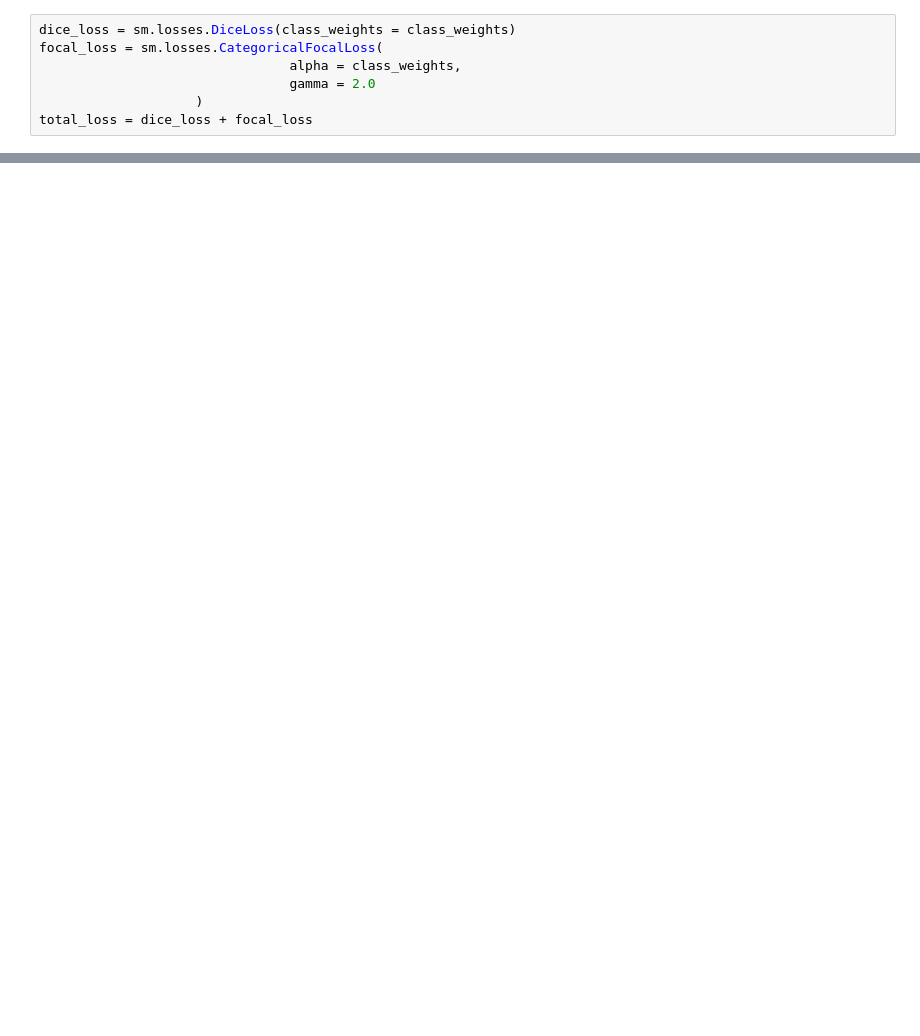
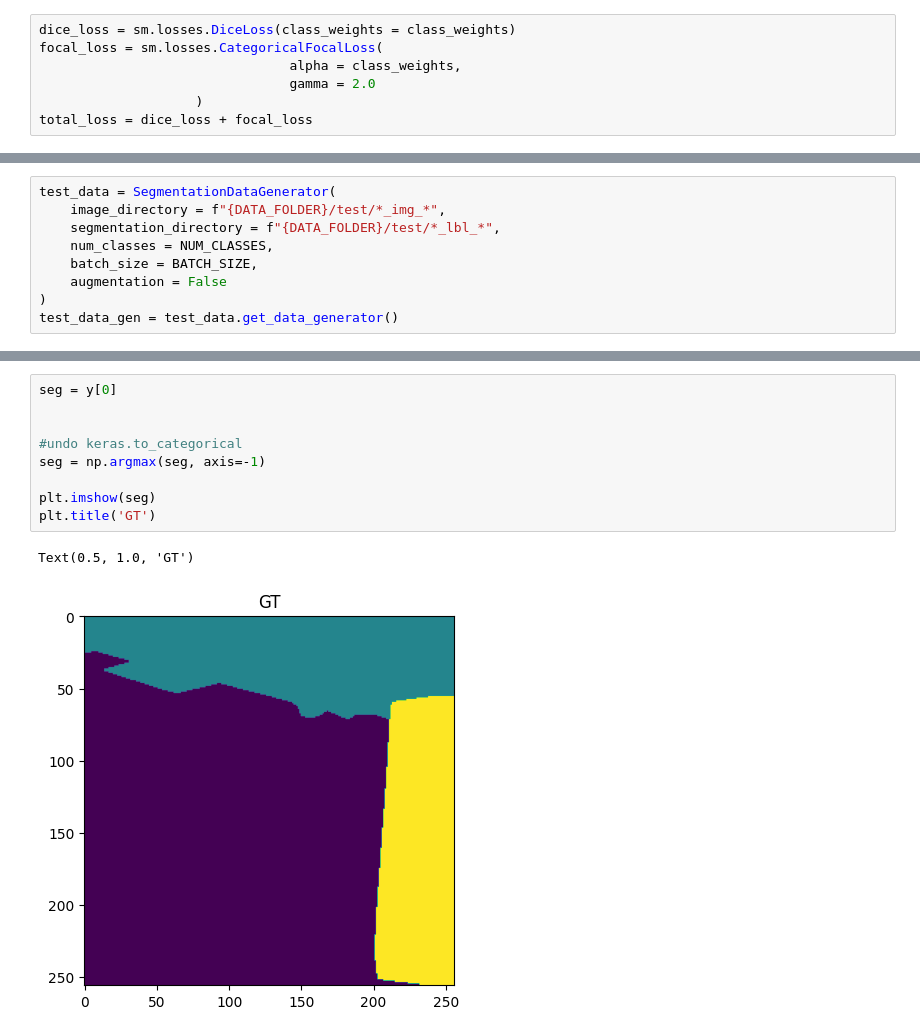
Before and after one commit to Cy-Fi/TSM_CompVis-Segmantic-Segmentation, a Jupyter notebook: 01_simple_model.ipynb, the cells around one changed output, grey strips where cells are left out. Drawn from its saved outputs; the diff is of its cells as text; blank space fills up the shorter version.

```diff
--- a/01_simple_model.ipynb
+++ b/01_simple_model.ipynb
@@ -288,0 +426,9 @@ KeyboardInterrupt:
+# %%
+test_data = SegmentationDataGenerator(
+    image_directory = f"{DATA_FOLDER}/test/*_img_*",
+    segmentation_directory = f"{DATA_FOLDER}/test/*_lbl_*",
+    num_classes = NUM_CLASSES,
+    batch_size = BATCH_SIZE,
+    augmentation = False
+)
+test_data_gen = test_data.get_data_generator()
@@ -288,0 +547,12 @@ KeyboardInterrupt:
+# %%
+seg = y[0]
+
+
+#undo keras.to_categorical
+seg = np.argmax(seg, axis=-1)
+
+plt.imshow(seg)
+plt.title('GT')
+# %% [output]
+Text(0.5, 1.0, 'GT')
+[figure, added]
```
Also changed, not shown: parts of 46 cells of this notebook, 7 other files.
